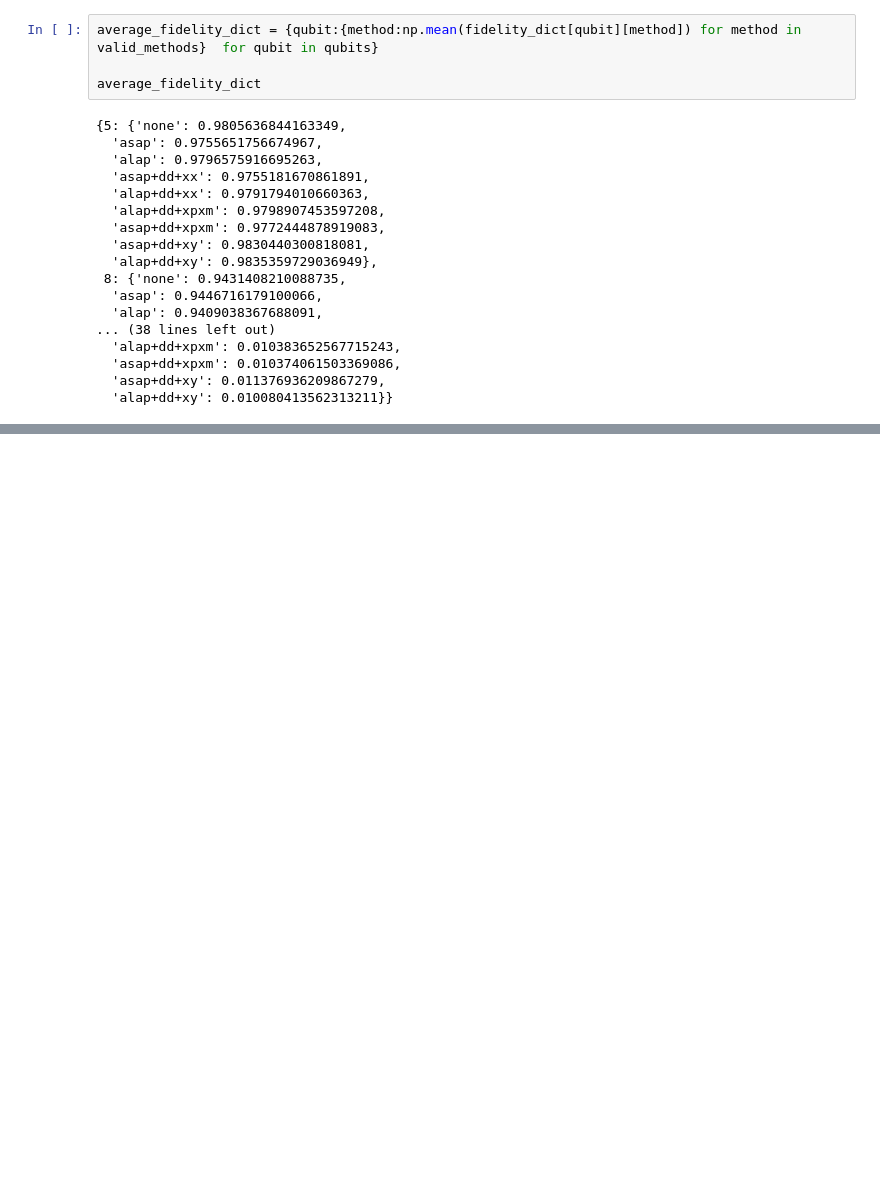
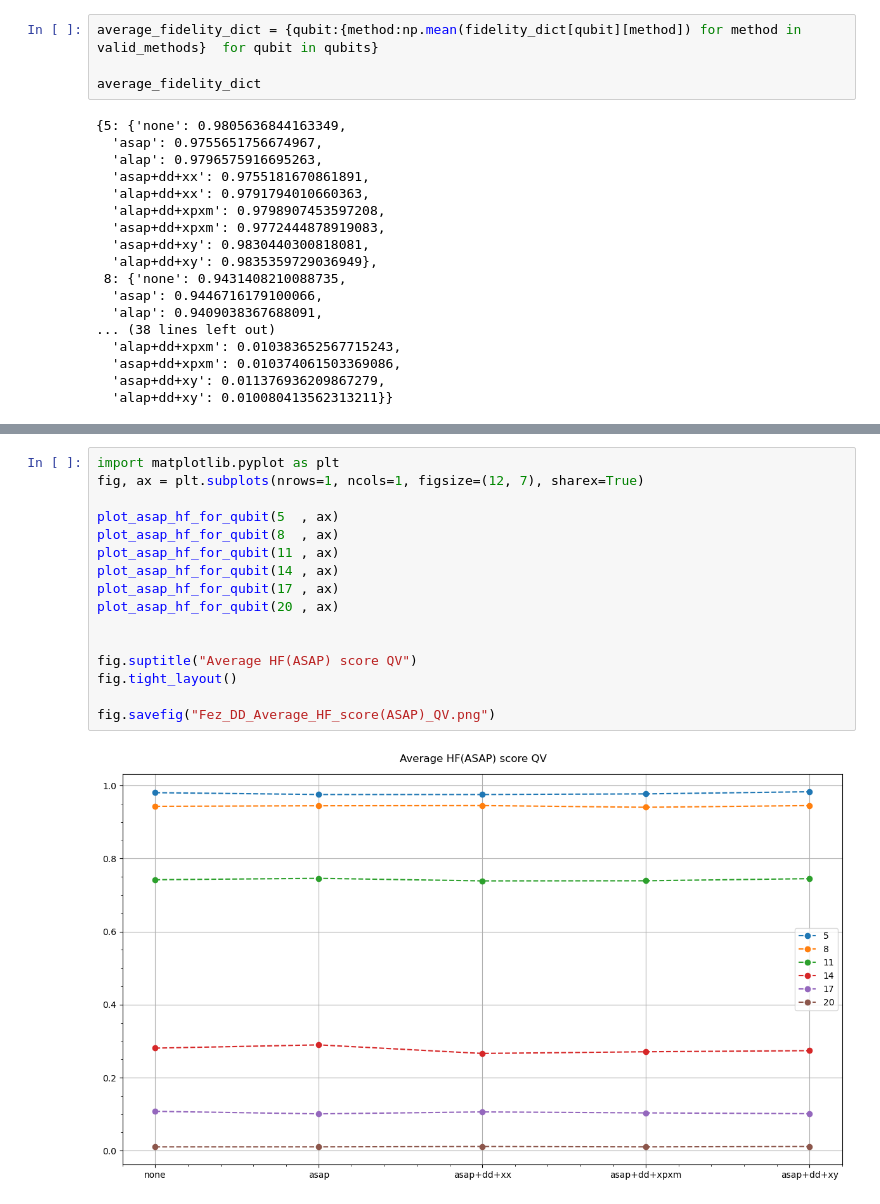
Before and after one commit to recursion2612/adaptive_error_mitigation, a Jupyter notebook: qamp-25/dd_extensive_benchmarking/extensive_benchmarking_QV.ipynb, the cells around one changed output, grey strips where cells are left out. Saved outputs shown, nothing was run; the diff lists cells and outputs as text; blank space fills up the shorter version.

```diff
--- a/qamp-25/dd_extensive_benchmarking/extensive_benchmarking_QV.ipynb
+++ b/qamp-25/dd_extensive_benchmarking/extensive_benchmarking_QV.ipynb
@@ -826,0 +827,18 @@ fig.savefig("Fez_DD_Average_HF_score_QV.png")
+# %%
+import matplotlib.pyplot as plt
+fig, ax = plt.subplots(nrows=1, ncols=1, figsize=(12, 7), sharex=True)
+
+plot_asap_hf_for_qubit(5  , ax)
+plot_asap_hf_for_qubit(8  , ax)
+plot_asap_hf_for_qubit(11 , ax)
+plot_asap_hf_for_qubit(14 , ax)
+plot_asap_hf_for_qubit(17 , ax)
+plot_asap_hf_for_qubit(20 , ax)
+
+
+fig.suptitle("Average HF(ASAP) score QV")
+fig.tight_layout()
+
+fig.savefig("Fez_DD_Average_HF_score(ASAP)_QV.png")
+# %% [output]
+[figure, added]
```
Also changed, not shown: parts of 7 cells of this notebook, 13 other files.
